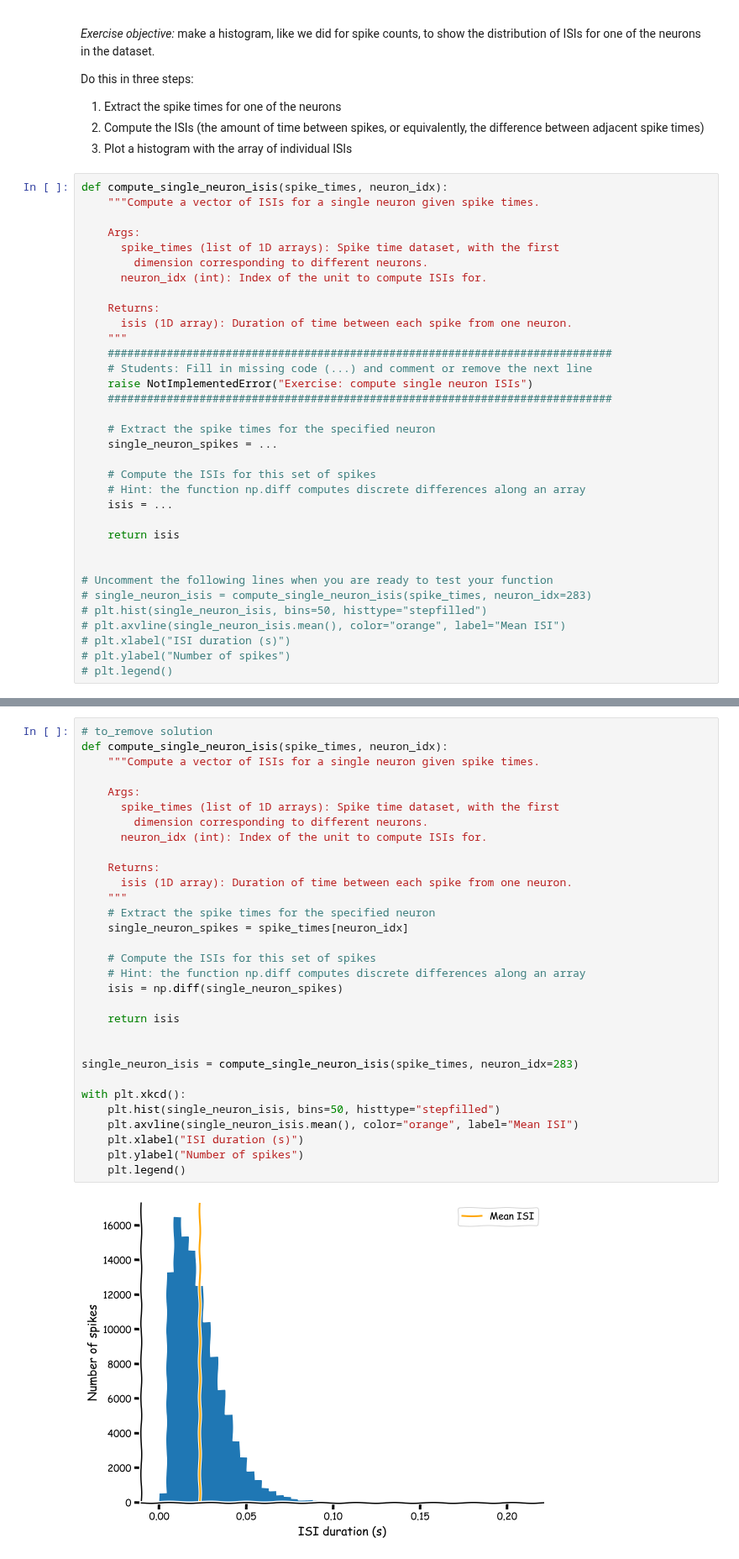
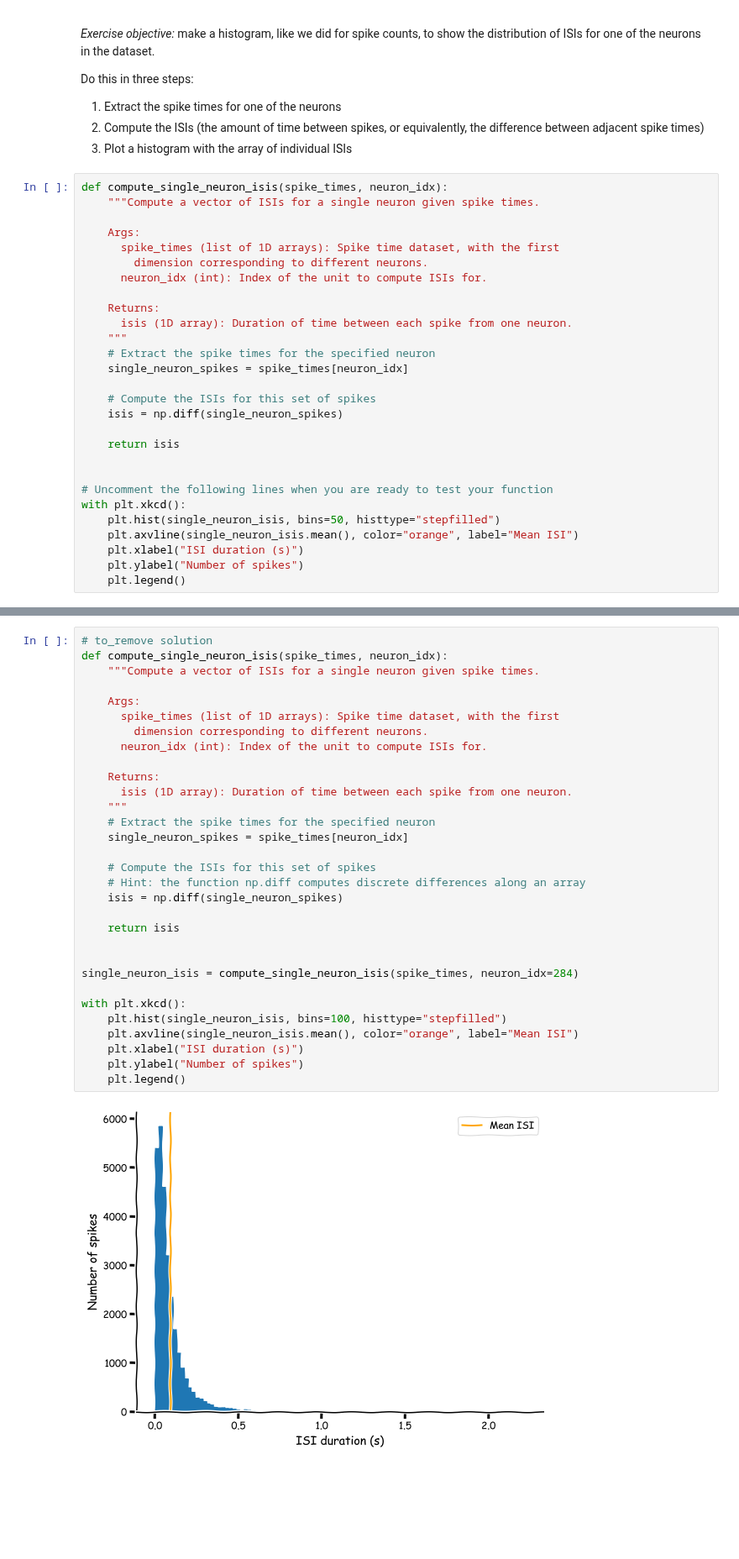
Before and after one commit to Benorli/course-content, a Jupyter notebook: tutorials/W1D1_ModelTypes/W1D1_Tutorial1.ipynb, the cells around one changed output, grey strips where cells are left out. Shown at 84% size. Cells and saved outputs as stored; diff of their text form; blank space fills up the shorter version.

```diff
--- a/tutorials/W1D1_ModelTypes/W1D1_Tutorial1.ipynb
+++ b/tutorials/W1D1_ModelTypes/W1D1_Tutorial1.ipynb
@@ -409,25 +411,19 @@ def compute_single_neuron_isis(spike_times, neuron_idx):
     Returns:
       isis (1D array): Duration of time between each spike from one neuron.
     """
-    #############################################################################
-    # Students: Fill in missing code (...) and comment or remove the next line
-    raise NotImplementedError("Exercise: compute single neuron ISIs")
-    #############################################################################
-
     # Extract the spike times for the specified neuron
-    single_neuron_spikes = ...
+    single_neuron_spikes = spike_times[neuron_idx]
 
     # Compute the ISIs for this set of spikes
-    # Hint: the function np.diff computes discrete differences along an array
-    isis = ...
+    isis = np.diff(single_neuron_spikes)
 
     return isis
 
 
 # Uncomment the following lines when you are ready to test your function
-# single_neuron_isis = compute_single_neuron_isis(spike_times, neuron_idx=283)
-# plt.hist(single_neuron_isis, bins=50, histtype="stepfilled")
-# plt.axvline(single_neuron_isis.mean(), color="orange", label="Mean ISI")
-# plt.xlabel("ISI duration (s)")
-# plt.ylabel("Number of spikes")
-# plt.legend()
+with plt.xkcd():
+    plt.hist(single_neuron_isis, bins=50, histtype="stepfilled")
+    plt.axvline(single_neuron_isis.mean(), color="orange", label="Mean ISI")
+    plt.xlabel("ISI duration (s)")
+    plt.ylabel("Number of spikes")
+    plt.legend()
@@ -434,36 +432,36 @@ def compute_single_neuron_isis(spike_times, neuron_idx):
 # %%
 # to_remove solution
 def compute_single_neuron_isis(spike_times, neuron_idx):
     """Compute a vector of ISIs for a single neuron given spike times.
 
     Args:
       spike_times (list of 1D arrays): Spike time dataset, with the first
         dimension corresponding to different neurons.
       neuron_idx (int): Index of the unit to compute ISIs for.
 
     Returns:
       isis (1D array): Duration of time between each spike from one neuron.
     """
     # Extract the spike times for the specified neuron
     single_neuron_spikes = spike_times[neuron_idx]
 
     # Compute the ISIs for this set of spikes
     # Hint: the function np.diff computes discrete differences along an array
     isis = np.diff(single_neuron_spikes)
 
     return isis
 
 
-single_neuron_isis = compute_single_neuron_isis(spike_times, neuron_idx=283)
+single_neuron_isis = compute_single_neuron_isis(spike_times, neuron_idx=284)
 
 with plt.xkcd():
-    plt.hist(single_neuron_isis, bins=50, histtype="stepfilled")
+    plt.hist(single_neuron_isis, bins=100, histtype="stepfilled")
     plt.axvline(single_neuron_isis.mean(), color="orange", label="Mean ISI")
     plt.xlabel("ISI duration (s)")
     plt.ylabel("Number of spikes")
     plt.legend()
 # %% [output]
-[figure, old version]
+[figure, new version]
 # %% [markdown]
 ---
 
```
Also changed, not shown: parts of 2 cells of this notebook.
